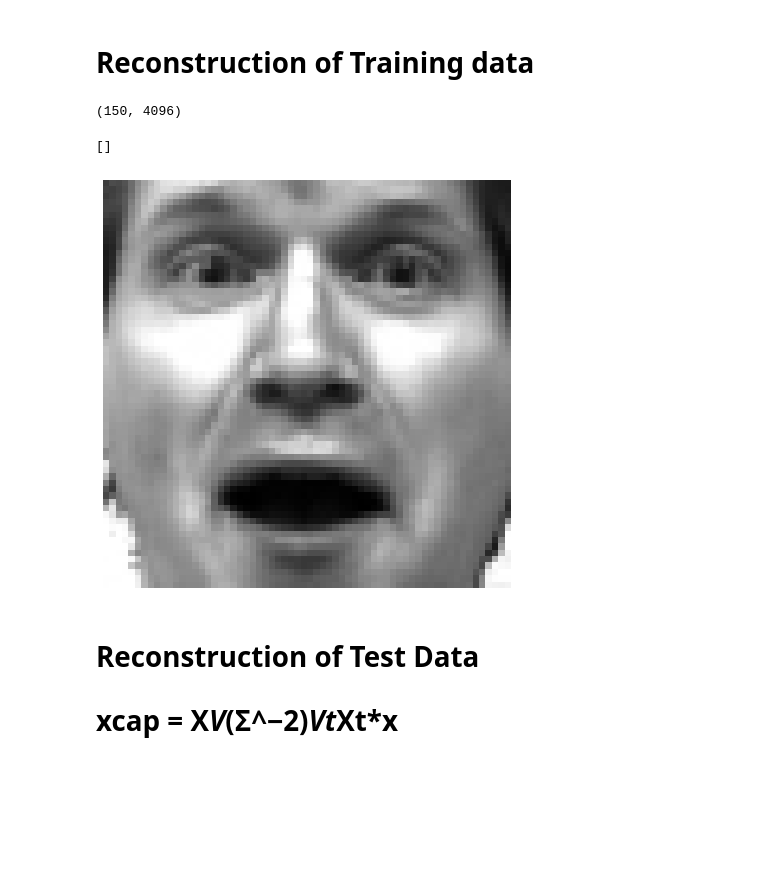
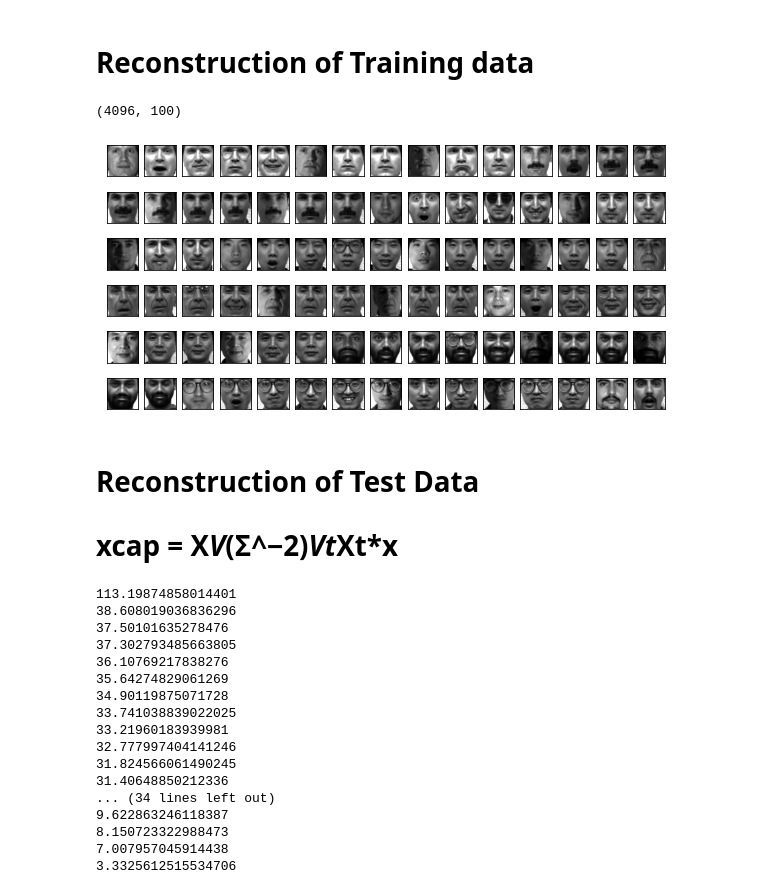
Before and after one commit to deshabhakt/Sem-II, a Jupyter notebook: MachineLearning/ML-Programs/Assignment-1/2-2-DualPCA-YaleFaceDatabase copy.ipynb, the cells around one changed output. Cells and saved outputs as stored; diff of their text form; code cells hidden in the pictures; blank space fills up the shorter version.

Commit message:
ML+BigDataSeminar

```diff
--- a/MachineLearning/ML-Programs/Assignment-1/2-2-DualPCA-YaleFaceDatabase copy.ipynb
+++ b/MachineLearning/ML-Programs/Assignment-1/2-2-DualPCA-YaleFaceDatabase copy.ipynb
@@ -13,6 +11,6 @@ X_test = np.array(data['fea'])[150:,:]
 # %%
-# Taking frist 149 images for training
-X = np.array(data['fea'])[:150,:]
+t = 100
+X = np.array(data['fea'])[:t,:].T
 # %%
 print(X.shape)
 # %% [output]
@@ -26,5 +31,5 @@ print(XtX.shape)
 # %%
-eigValues, eigVectors = np.linalg.eig(XtX)
+eigValues, eigVectors = np.linalg.eigh(XtX)
 # %%
 print(eigValues.shape)
 # %% [output]
@@ -91,0 +57,4 @@ Vt.shape
+# %%
+idx = eigValues.argsort()[::-1]
+eigValues = eigValues[idx]
+eigVectors = eigVectors[:,idx]
@@ -105,3 +112,5 @@ plt.show()
+# %%
+Vt = eigVectors.copy().T
 # %% [markdown]
 # Reconstruction of Training data
 # %%
@@ -109,15 +118,14 @@ Xcap = (X.dot(Vt.T)).dot(Vt)
 # %%
 print(Xcap.shape)
 # %% [output]
-(150, 4096)
+(4096, 100)
 # %%
-img = plt.imshow(Xcap[1,:].reshape(64,64).T.astype('uint8'))
-img.set_cmap('gray')
-plt.axis('off')
-plt.plot()
+for i in range(1,91):
+    plt.subplot(6,15,i,xticks=[],yticks=[])
+    img = plt.imshow(Xcap[:,i-1].reshape(64,64).T.astype('uint8'),cmap='gray')
+    plt.plot()
 # %% [output]
-[]
-[figure, old version]
+[figure, new version]
 # %% [markdown]
 # Reconstruction of Test Data
 # xcap = X*V*(Σ^−2)*Vt*Xt*x
@@ -124,3 +138,24 @@ plt.plot()
+# %%
+for i in range(len(D)):
+    print(D[i][i])
+# %% [output]
+113.19874858014401
+38.608019036836296
+37.50101635278476
+37.302793485663805
+36.10769217838276
+35.64274829061269
+34.90119875071728
+33.741038839022025
+33.21960183939981
+32.777997404141246
+31.824566061490245
+31.40648850212336
+... (34 lines left out)
+9.622863246118387
+8.150723322988473
+7.007957045914438
+3.3325612515534706
 # %%
 invD_sq = np.linalg.inv(np.matmul(D,D))
 # %%
```
Also changed, not shown: parts of 29 cells of this notebook, 41 other files.
